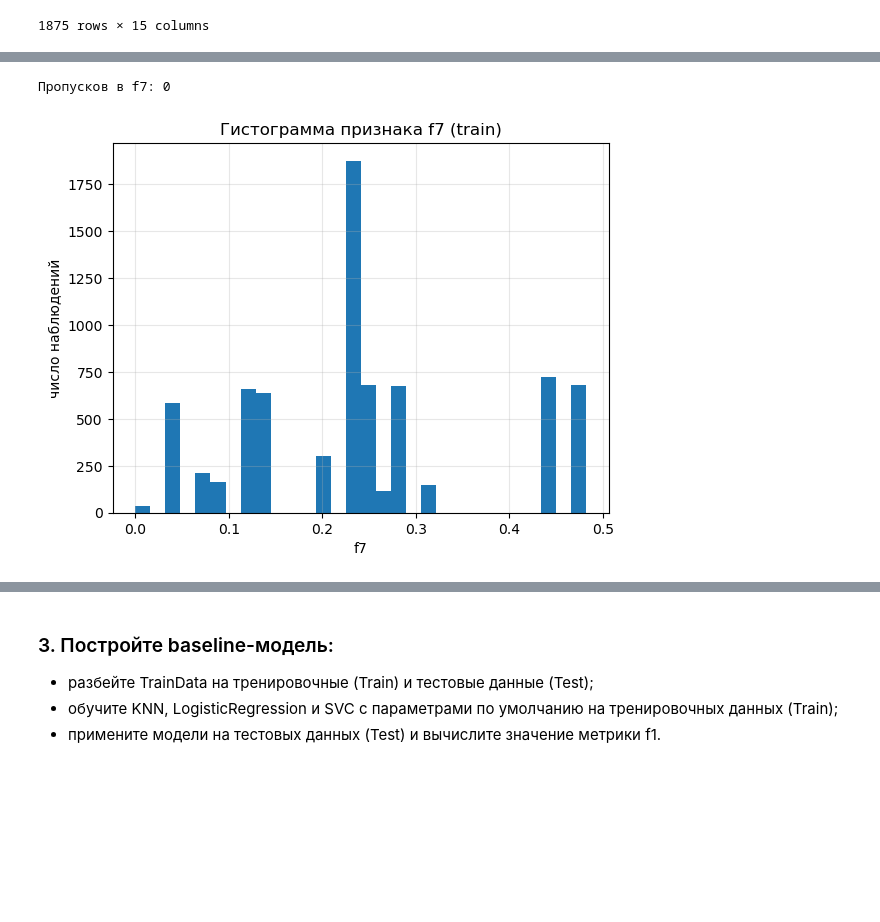
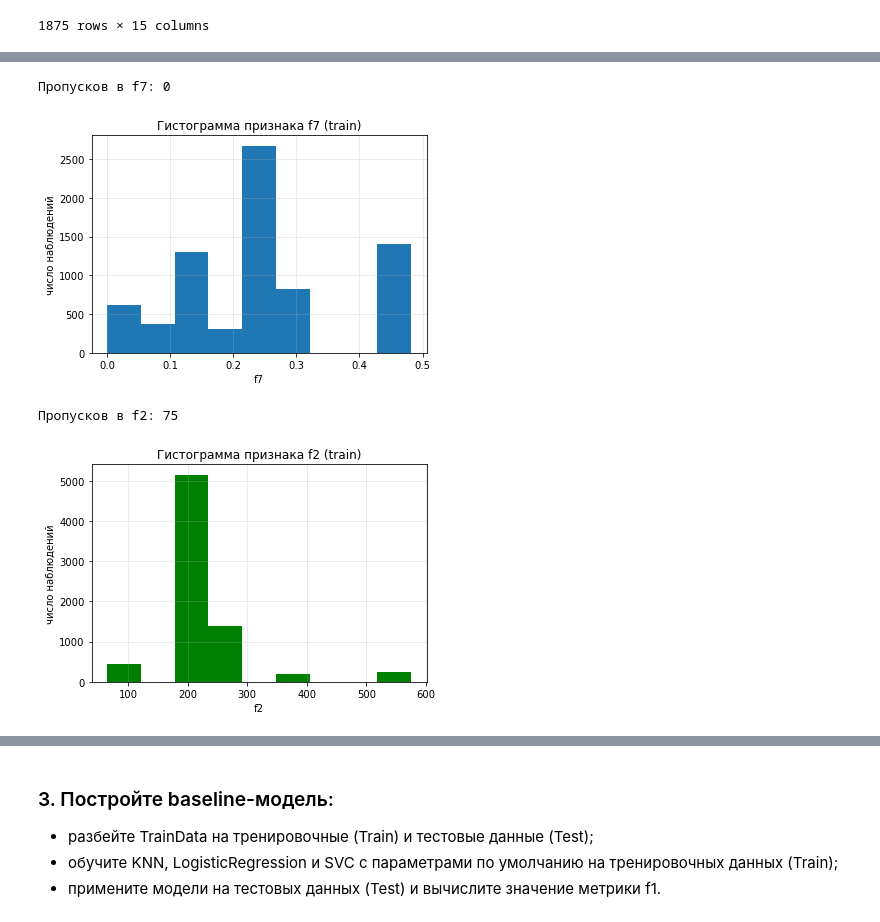
Before and after one commit to RashidUmarov/SVM_Module_9, a Jupyter notebook: Практическая работа. Линейная классификация. Метод опорных векторов.ipynb, the cells around one changed output, grey strips where cells are left out. Cells and saved outputs as stored; diff of their text form; code cells hidden in the pictures; blank space fills up the shorter version.

```diff
--- a/Практическая работа. Линейная классификация. Метод опорных векторов.ipynb
+++ b/Практическая работа. Линейная классификация. Метод опорных векторов.ipynb
@@ -185,19 +177,39 @@ Xtrain['f7'] = Xtrain['f7'].fillna(mean_f7)
 # %%
 n_missing = Xtrain['f7'].isna().sum()
 print(f'Пропусков в f7: {n_missing}')
 
 # Рисуем гистограмму без пропусков
 (
     Xtrain['f7']        # берём столбец
       .dropna()         # выкидываем NaN'ы
-      .hist(bins=30)    # количество корзин подберите под задачу
+      .hist(bins=9)    # количество корзин подберите под задачу
 )
 
 plt.xlabel('f7')
 plt.ylabel('число наблюдений')
 plt.title('Гистограмма признака f7 (train)')
 plt.grid(True, alpha=.3)
 plt.show()
 # %% [output]
 Пропусков в f7: 0
-[figure, old version]
+[figure, new version]
+# %%
+# Считаем, сколько пропусков
+n_missing = Xtrain['f2'].isna().sum()
+print(f'Пропусков в f2: {n_missing}')
+
+# Рисуем гистограмму без пропусков
+(
+    Xtrain['f2']        # берём столбец
+      .dropna()         # выкидываем NaN'ы
+      .hist(bins=9, color='g')
+)
+
+plt.xlabel('f2')
+plt.ylabel('число наблюдений')
+plt.title('Гистограмма признака f2 (train)')
+plt.grid(True, alpha=.3)
+plt.show()
+# %% [output]
+Пропусков в f2: 75
+[figure, added]
```
Also changed, not shown: parts of 106 cells of this notebook, 2 other files.
